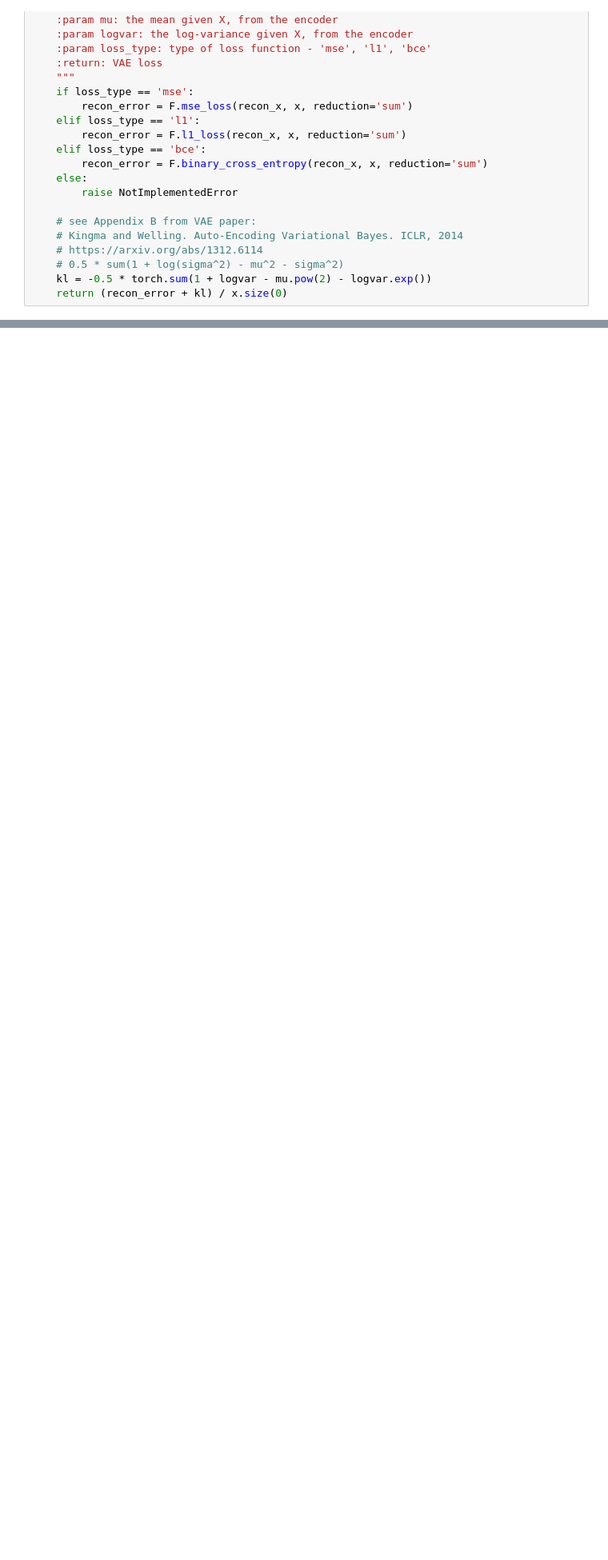
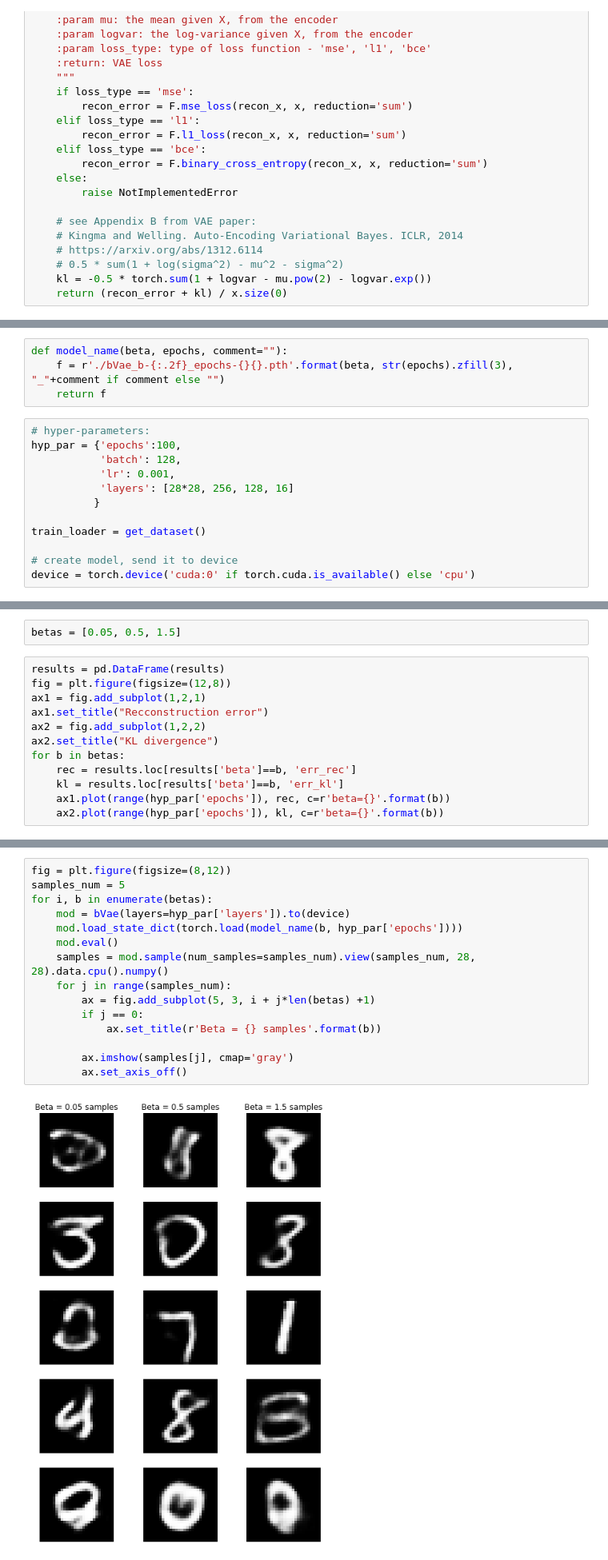
Before and after one commit to mocedon/ee_046202, a Jupyter notebook: wet2/ee046202_wet_2_deep_vae_clustering_public.ipynb, the cells around one changed output, grey strips where cells are left out. Shown: that part at 80% size. Drawn from its saved outputs; the diff is of its cells as text; blank space fills up the shorter version.

```diff
--- a/wet2/ee046202_wet_2_deep_vae_clustering_public.ipynb
+++ b/wet2/ee046202_wet_2_deep_vae_clustering_public.ipynb
@@ -304,0 +477,16 @@ The tasks:
+# %%
+def model_name(beta, epochs, comment=""):
+    f = r'./bVae_b-{:.2f}_epochs-{}{}.pth'.format(beta, str(epochs).zfill(3), "_"+comment if comment else "")
+    return f
+# %%
+# hyper-parameters:
+hyp_par = {'epochs':100,
+           'batch': 128,
+           'lr': 0.001,
+           'layers': [28*28, 256, 128, 16]
+          }
+
+train_loader = get_dataset()
+
+# create model, send it to device
+device = torch.device('cuda:0' if torch.cuda.is_available() else 'cpu')
@@ -304,0 +554,14 @@ The tasks:
+# %%
+betas = [0.05, 0.5, 1.5]
+# %%
+results = pd.DataFrame(results)
+fig = plt.figure(figsize=(12,8))
+ax1 = fig.add_subplot(1,2,1)
+ax1.set_title("Recconstruction error")
+ax2 = fig.add_subplot(1,2,2)
+ax2.set_title("KL divergence")
+for b in betas:
+    rec = results.loc[results['beta']==b, 'err_rec']
+    kl = results.loc[results['beta']==b, 'err_kl']
+    ax1.plot(range(hyp_par['epochs']), rec, c=r'beta={}'.format(b))
+    ax2.plot(range(hyp_par['epochs']), kl, c=r'beta={}'.format(b))
@@ -304,0 +570,17 @@ The tasks:
+# %%
+fig = plt.figure(figsize=(8,12))
+samples_num = 5
+for i, b in enumerate(betas):
+    mod = bVae(layers=hyp_par['layers']).to(device)
+    mod.load_state_dict(torch.load(model_name(b, hyp_par['epochs'])))
+    mod.eval()
+    samples = mod.sample(num_samples=samples_num).view(samples_num, 28, 28).data.cpu().numpy()
+    for j in range(samples_num):
+        ax = fig.add_subplot(5, 3, i + j*len(betas) +1)
+        if j == 0:
+            ax.set_title(r'Beta = {} samples'.format(b))
+
+        ax.imshow(samples[j], cmap='gray')
+        ax.set_axis_off()
+# %% [output]
+[figure, added]
```
Also changed, not shown: parts of 26 cells of this notebook.
